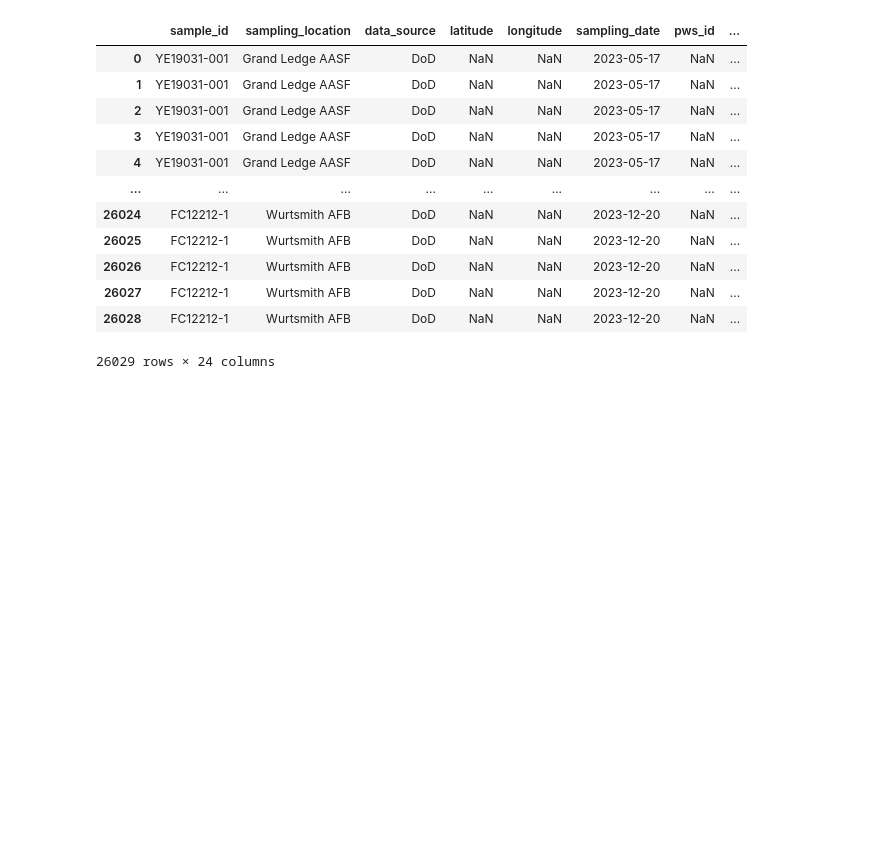
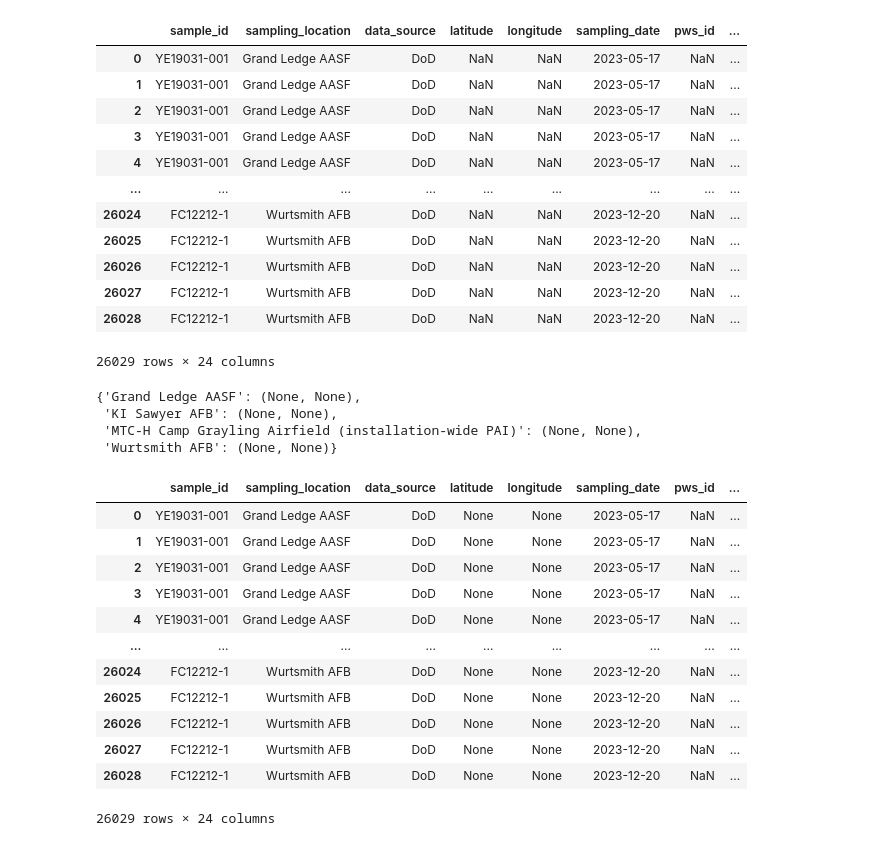
Before and after one commit to charleswang918/US_PFAS_DW, a Jupyter notebook: Data_Cleaning/Michigan/data_cleaning.ipynb, the cells around one changed output. Saved outputs shown, nothing was run; the diff lists cells and outputs as text; code cells hidden in the pictures; blank space fills up the shorter version.

```diff
--- a/Data_Cleaning/Michigan/data_cleaning.ipynb
+++ b/Data_Cleaning/Michigan/data_cleaning.ipynb
@@ -137,5 +137,60 @@ df
 | 26027 | FC12212-1 | Wurtsmith AFB | DoD | NaN | NaN | 2023-12-20 | NaN | ... |
 | 26028 | FC12212-1 | Wurtsmith AFB | DoD | NaN | NaN | 2023-12-20 | NaN | ... |
 26029 rows × 24 columns
+# %%
+from concurrent.futures import ThreadPoolExecutor
+import pandas as pd
+from geopy.geocoders import OpenCage
+
+geolocator = OpenCage(api_key="1f1adf3211e64148bfe6de5e054906f8")
+
+def geocode_address(address):
+    try:
+        location = geolocator.geocode(address)
+        if location:
+            return (address, location.latitude, location.longitude)
+        else:
+            return (address, None, None)
+    except Exception as e:
+        print(f"Error geocoding {address}: {e}")
+        return (address, None, None)
+
+addresses_to_query = df.loc[df['latitude'].isna() | df['longitude'].isna(), 'sampling_location'].unique()
+
+with ThreadPoolExecutor(max_workers=10) as executor:
+    results = list(executor.map(geocode_address, addresses_to_query))
+
+location_cache = {address: (lat, lon) for address, lat, lon in results}
+# %%
+location_cache
+# %% [output]
+{'Grand Ledge AASF': (None, None),
+ 'KI Sawyer AFB': (None, None),
+ 'MTC-H Camp Grayling Airfield (installation-wide PAI)': (None, None),
+ 'Wurtsmith AFB': (None, None)}
+# %%
+df.loc[df['latitude'].isna(), 'latitude'] = df.loc[df['latitude'].isna(), 'sampling_location'].map(
+    lambda x: location_cache.get(x, (None, None))[0]
+)
+
+df.loc[df['longitude'].isna(), 'longitude'] = df.loc[df['longitude'].isna(), 'sampling_location'].map(
+    lambda x: location_cache.get(x, (None, None))[1]
+)
+# %%
+df
+# %% [output]
+|  | sample_id | sampling_location | data_source | latitude | longitude | sampling_date | pws_id | ... |
+| 0 | YE19031-001 | Grand Ledge AASF | DoD | None | None | 2023-05-17 | NaN | ... |
+| 1 | YE19031-001 | Grand Ledge AASF | DoD | None | None | 2023-05-17 | NaN | ... |
+| 2 | YE19031-001 | Grand Ledge AASF | DoD | None | None | 2023-05-17 | NaN | ... |
+| 3 | YE19031-001 | Grand Ledge AASF | DoD | None | None | 2023-05-17 | NaN | ... |
+| 4 | YE19031-001 | Grand Ledge AASF | DoD | None | None | 2023-05-17 | NaN | ... |
+| ... | ... | ... | ... | ... | ... | ... | ... | ... |
+| 26024 | FC12212-1 | Wurtsmith AFB | DoD | None | None | 2023-12-20 | NaN | ... |
+| 26025 | FC12212-1 | Wurtsmith AFB | DoD | None | None | 2023-12-20 | NaN | ... |
+| 26026 | FC12212-1 | Wurtsmith AFB | DoD | None | None | 2023-12-20 | NaN | ... |
+| 26027 | FC12212-1 | Wurtsmith AFB | DoD | None | None | 2023-12-20 | NaN | ... |
+| 26028 | FC12212-1 | Wurtsmith AFB | DoD | None | None | 2023-12-20 | NaN | ... |
+26029 rows × 24 columns
 # %%
 df.to_csv('michigan_dw.csv')
```
Also changed, not shown: parts of 1 cell of this notebook, 11 other files.
